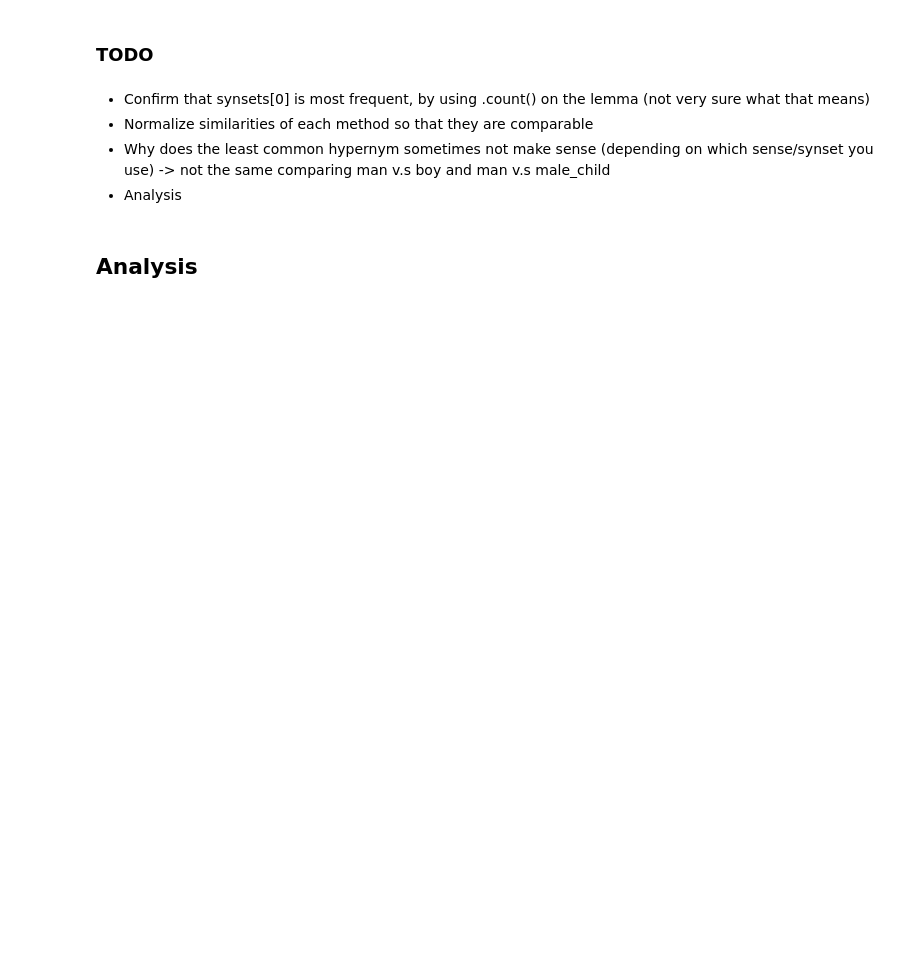
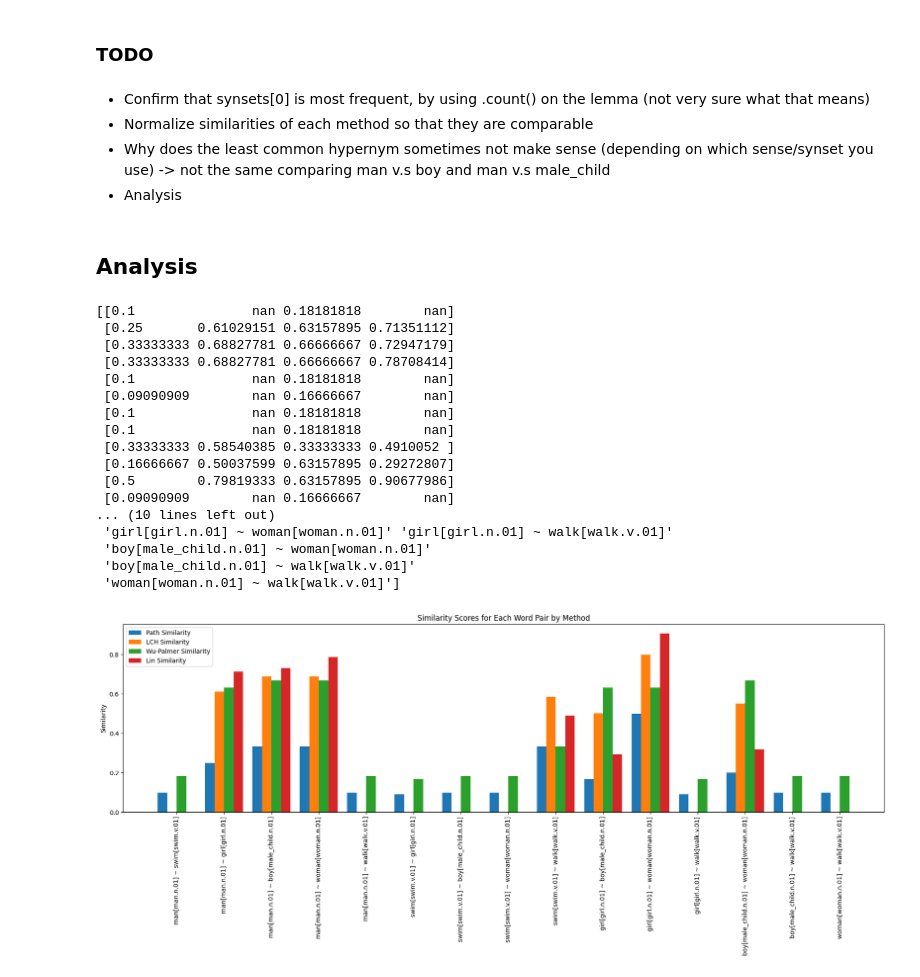
Before and after one commit to danielhess11/Lab2_Sentence_Similarity, a Jupyter notebook: lab5.ipynb, the cells around one changed output. Saved outputs shown, nothing was run; the diff lists cells and outputs as text; code cells hidden in the pictures; blank space fills up the shorter version.

Commit message:
lab 5 wip (analysis remaining)

```diff
--- a/lab5.ipynb
+++ b/lab5.ipynb
@@ -144,12 +183,14 @@ brown_ic = wordnet_ic.ic('ic-brown.dat')
 def fmt(x, nd=3):
     return "—" if x is None else f"{x:.{nd}f}"
 
+# Store similarity scores for each method
+similarity_scores_path = []
+similarity_scores_lch = []
+similarity_scores_wup = []
+similarity_scores_lin = []
+pair_labels = []
 
 for (w1, pos1, s1), (w2, pos2, s2) in combinations(content, 2):
-
-    if pos1 != pos2:
-        continue
-
     path = s1.path_similarity(s2)
     try:
         lch = s1.lch_similarity(s2)
@@ -157,11 +198,17 @@ for (w1, pos1, s1), (w2, pos2, s2) in combinations(content, 2):
         lch = None
     wup = s1.wup_similarity(s2)
     try:
-        lin = s1.lin_similarity(s2, brown_ic) if p1 in ('n', 'v') else None
+        lin = s1.lin_similarity(s2, brown_ic) if pos1 in ('n', 'v') else None
     except Exception:
         lin = None
 
+    # Store results
+    similarity_scores_path.append(path)
+    similarity_scores_lch.append(lch)
+    similarity_scores_wup.append(wup)
+    similarity_scores_lin.append(lin)
+    pair_labels.append(f"{w1}[{s1.name()}] ~ {w2}[{s2.name()}]")
 
     print(f"{w1}[{s1.name()}] ~ {w2}[{s2.name()}]")
-    print(f"  path={path:.3f}  lch={lch:.3f}  wup={wup:.3f}  lin={lin:.3f}\n")
+    print(f"  path={fmt(path)}  lch={fmt(lch)}  wup={fmt(wup)}  lin={fmt(lin)}\n")
 # %% [output]
@@ -194,3 +238,59 @@ boy[male_child.n.01] ~ woman[woman.n.01]
 - Analysis
 # %% [markdown]
 ## Analysis
+# %%
+import matplotlib.pyplot as plt
+import numpy as np
+
+labels = ["Path Similarity", "LCH Similarity", "Wu-Palmer Similarity", "Lin Similarity"]
+methods = [similarity_scores_path, similarity_scores_lch, similarity_scores_wup, similarity_scores_lin]
+pairs = np.array(pair_labels)
+
+# Only normalize LCH similarity using theoretical max value; others remain unchanged
+method_arrays = []
+# Set max depth for WordNet taxonomy (e.g., nouns D=20, so max_lch = log(40))
+D = 20
+max_lch = np.log(2 * D)  # ≈ 3.688879 for D=20
+
+for i, scores in enumerate(methods):
+    arr = np.array([s if s is not None else np.nan for s in scores])
+    if i == 1:  # LCH Similarity
+        arr_norm = arr / max_lch
+        method_arrays.append(arr_norm)
+    else:
+        method_arrays.append(arr)
+
+similarities = np.vstack(method_arrays).T  # shape: (num_pairs, num_methods)
+print(similarities)
+print(pairs)
+
+plt.figure(figsize=(18, 8))
+bar_width = 0.2
+x = np.arange(len(pairs))
+for i, label in enumerate(labels):
+    plt.bar(x + i * bar_width, similarities[:, i], width=bar_width, label=label)
+plt.xticks(x + 1.5 * bar_width, pairs, rotation=90)
+plt.ylabel('Similarity')
+plt.title('Similarity Scores for Each Word Pair by Method')
+plt.legend()
+plt.tight_layout()
+plt.show()
+# %% [output]
+[[0.1               nan 0.18181818        nan]
+ [0.25       0.61029151 0.63157895 0.71351112]
+ [0.33333333 0.68827781 0.66666667 0.72947179]
+ [0.33333333 0.68827781 0.66666667 0.78708414]
+ [0.1               nan 0.18181818        nan]
+ [0.09090909        nan 0.16666667        nan]
+ [0.1               nan 0.18181818        nan]
+ [0.1               nan 0.18181818        nan]
+ [0.33333333 0.58540385 0.33333333 0.4910052 ]
+ [0.16666667 0.50037599 0.63157895 0.29272807]
+ [0.5        0.79819333 0.63157895 0.90677986]
+ [0.09090909        nan 0.16666667        nan]
+... (10 lines left out)
+ 'girl[girl.n.01] ~ woman[woman.n.01]' 'girl[girl.n.01] ~ walk[walk.v.01]'
+ 'boy[male_child.n.01] ~ woman[woman.n.01]'
+ 'boy[male_child.n.01] ~ walk[walk.v.01]'
+ 'woman[woman.n.01] ~ walk[walk.v.01]']
+[figure, added]
```
Also changed, not shown: parts of 7 cells of this notebook.
